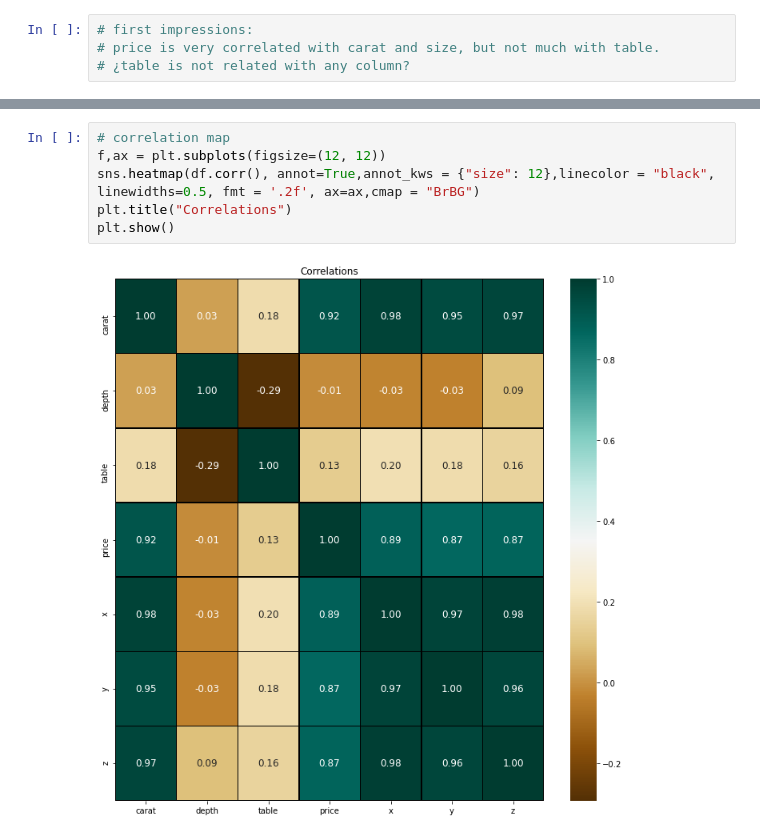
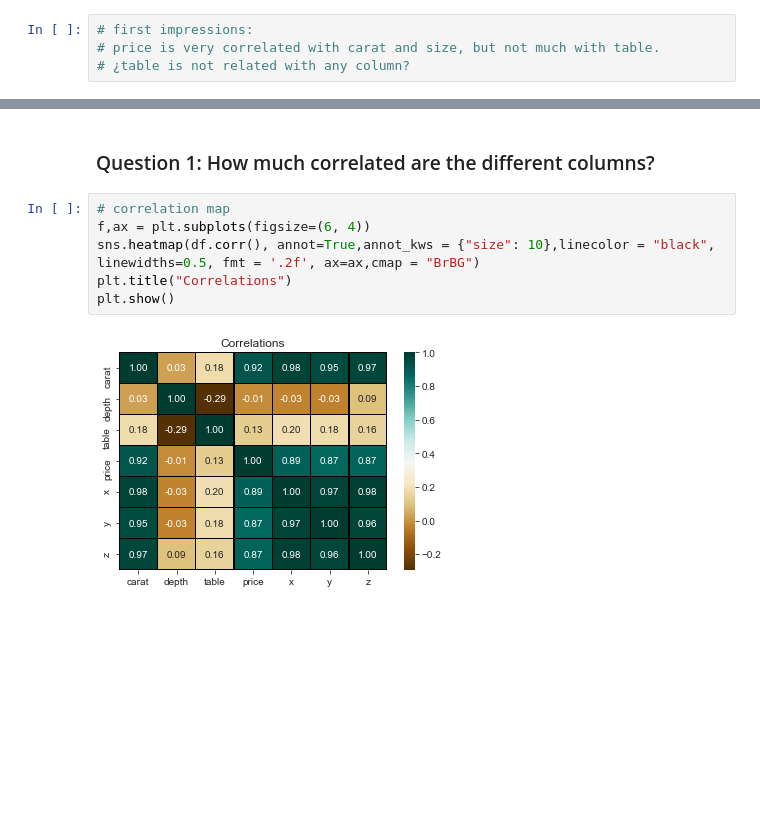
Before and after one commit to ssarahreyes/ih_datamadpt1120_project_m2, a Jupyter notebook: notebooks/Challenge1-DataVisualization.ipynb, the cells around one changed output, grey strips where cells are left out. Saved outputs shown, nothing was run; the diff lists cells and outputs as text; blank space fills up the shorter version.

```diff
--- a/notebooks/Challenge1-DataVisualization.ipynb
+++ b/notebooks/Challenge1-DataVisualization.ipynb
@@ -129,8 +116,10 @@ Ideas de charts:
+# %% [markdown]
+### Question 1: How much correlated are the different columns?
 # %%
 # correlation map
-f,ax = plt.subplots(figsize=(12, 12))
-sns.heatmap(df.corr(), annot=True,annot_kws = {"size": 12},linecolor = "black", linewidths=0.5, fmt = '.2f', ax=ax,cmap = "BrBG")
+f,ax = plt.subplots(figsize=(6, 4))
+sns.heatmap(df.corr(), annot=True,annot_kws = {"size": 10},linecolor = "black", linewidths=0.5, fmt = '.2f', ax=ax,cmap = "BrBG")
 plt.title("Correlations")
 plt.show()
 # %% [output]
-[figure, old version]
+[figure, new version]
```
Also changed, not shown: parts of 27 cells of this notebook, 1 other file.
